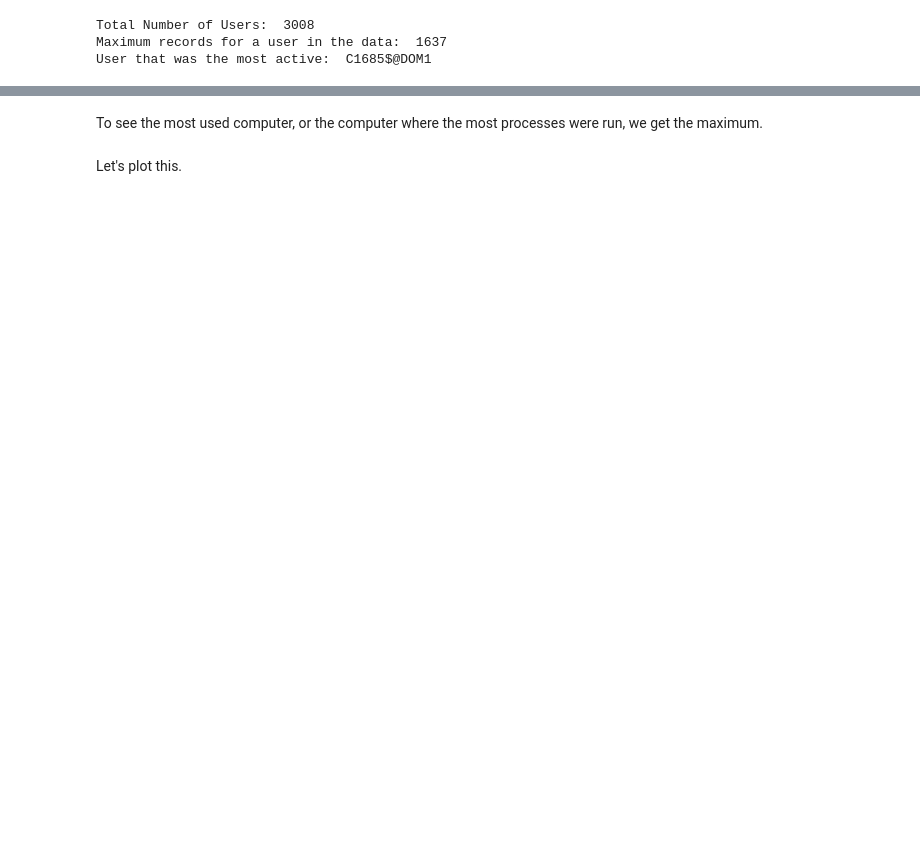
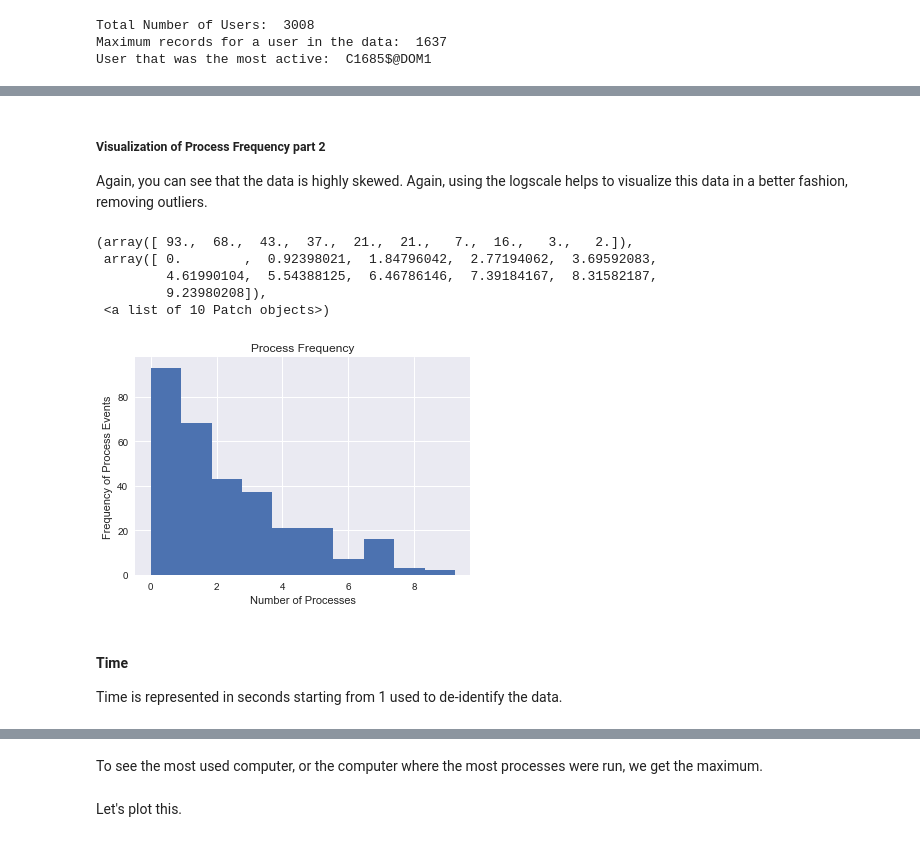
Before and after one commit to perlgirl2002/Capstone, a Jupyter notebook: Capstone.ipynb, the cells around one changed output, grey strips where cells are left out. Drawn from its saved outputs; the diff is of its cells as text; code cells hidden in the pictures; blank space fills up the shorter version.

```diff
--- a/Capstone.ipynb
+++ b/Capstone.ipynb
@@ -110,3 +140,24 @@ plt.ylabel('Number of Process')
+# %% [markdown]
+##### Visualization of Process Frequency part 2
+Again, you can see that the data is highly skewed.  Again, using the logscale helps to visualize this data in a better fashion, removing outliers.
+# %%
+process_df = df['process_name'].value_counts().reset_index()
+columns = ['process_name','count']
+process_df.columns=columns
+plt.title('Process Frequency')
+plt.ylabel('Frequency of Process Events')
+plt.xlabel('Number of Processes')
+plt.hist(process_df['count'].apply(np.log))
+# %% [output]
+(array([ 93.,  68.,  43.,  37.,  21.,  21.,   7.,  16.,   3.,   2.]),
+ array([ 0.        ,  0.92398021,  1.84796042,  2.77194062,  3.69592083,
+         4.61990104,  5.54388125,  6.46786146,  7.39184167,  8.31582187,
+         9.23980208]),
+ <a list of 10 Patch objects>)
+[figure, added]
+# %% [markdown]
+#### Time
+Time is represented in seconds starting from 1 used to de-identify the data.
 # %%
 print("Latest Time seen in data: ", df['time'].max())
 print("Earlieset Time seen in data: ", df['time'].min())
```
Also changed, not shown: parts of 47 cells of this notebook.
